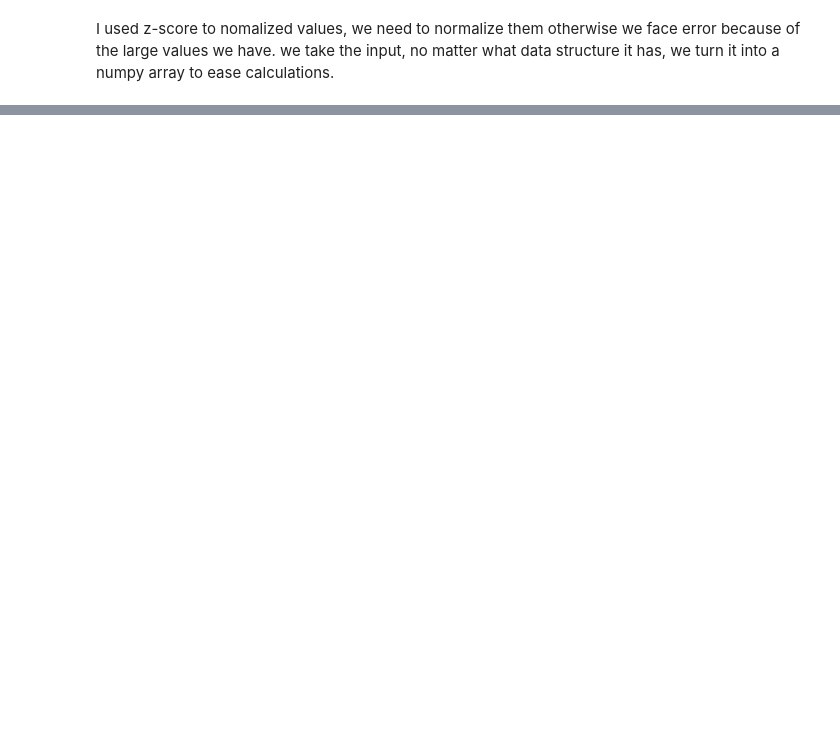
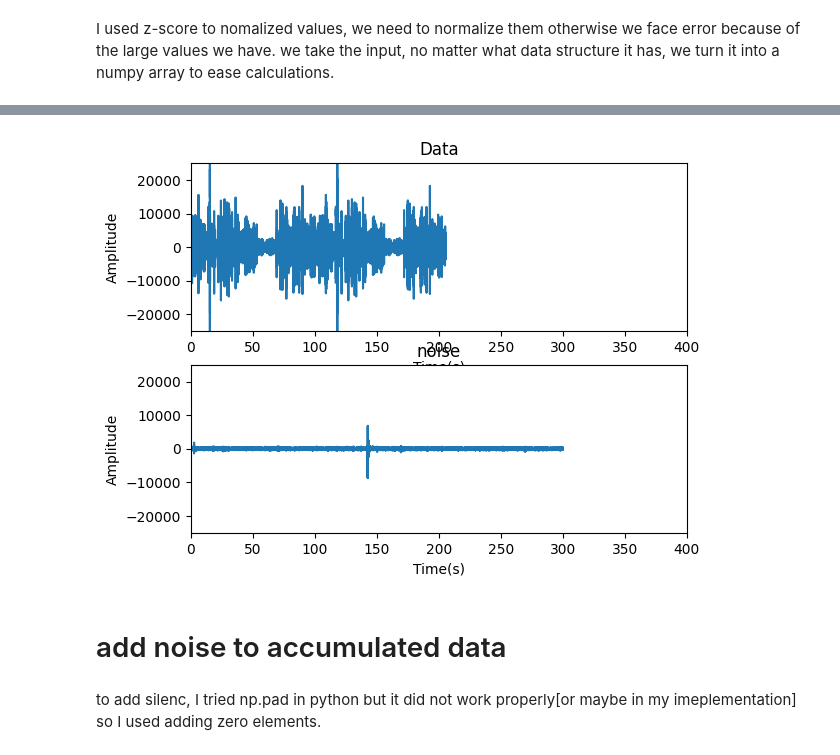
Before and after one commit to tmorovati/Bird-Garden, a Jupyter notebook: main.ipynb, the cells around one changed output, grey strips where cells are left out. Drawn from its saved outputs; the diff is of its cells as text; code cells hidden in the pictures; blank space fills up the shorter version.

```diff
--- a/main.ipynb
+++ b/main.ipynb
@@ -365,0 +418,50 @@ except KeyError:
+# %%
+import scipy.io
+from scipy.io import wavfile
+import matplotlib.pyplot as plt
+import numpy as np
+
+
+
+noise_add = "C:/My_Document/University_Courses/papers/IPM-started@Tir25th/python-code/Theunissen/noise/OOFFICE/audiocheck.net_bluenoise.wav"
+#destination = "C:/My_Document/University_Courses/papers/IPM-started@Tir25th/python-code/Theunissen/AdultVocalizations/randomly_selected_files"
+
+
+# data directory
+data_dir = "C:/My_Document/University_Courses/papers/IPM-started@Tir25th/python-code/Theunissen/AdultVocalizations/randomly_selected_files"
+datapath = data_dir + "/accumulated_audio_using_scipy.wav"
+data_samplerate , data = wavfile.read(datapath)
+
+# plot the data waveform
+data_length = data.shape[0] / data_samplerate
+time = np.linspace(0., data_length, data.shape[0])
+plt.subplot(2,1,1)
+plt.plot(time, data[:, ])
+plt.title("Data")
+plt.xlabel("Time(s)")
+plt.xlim(0 , 400)
+plt.ylim( -25000 , 25000)
+plt.ylabel("Amplitude")
+
+
+# noise directory
+noise_dir = "C:/My_Document/University_Courses/papers/IPM-started@Tir25th/python-code/Theunissen/noise/OOFFICE"
+noisepath = noise_dir + "/ch01.wav"
+noise_samplerate , noise = wavfile.read(noisepath)
+
+
+# plot the noise waveform
+noise_length = len(noise) / noise_samplerate
+time = np.linspace(0., noise_length, len(noise))
+plt.subplot(2,1,2)
+plt.plot(time, noise)
+plt.title("noise")
+plt.xlabel("Time(s)")
+plt.ylabel("Amplitude")
+plt.xlim(0 , 400)
+plt.ylim( -25000 , 25000)
+plt.show()
+# %% [output]
+[figure, added]
+# %% [markdown]
+# add noise to accumulated data
@@ -365,0 +596,2 @@ except KeyError:
+# %% [markdown]
+ to add silenc, I tried np.pad in python but it did not work properly[or maybe in my imeplementation] so I used adding zero elements.
```
Also changed, not shown: parts of 31 cells of this notebook, 2 other files.
